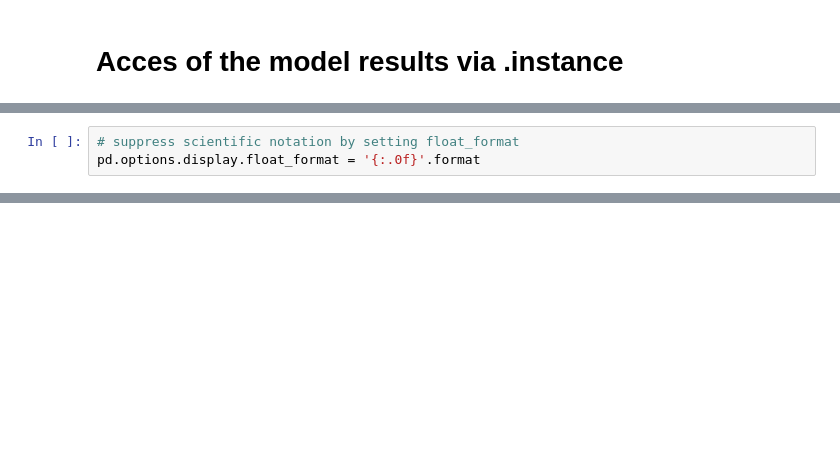
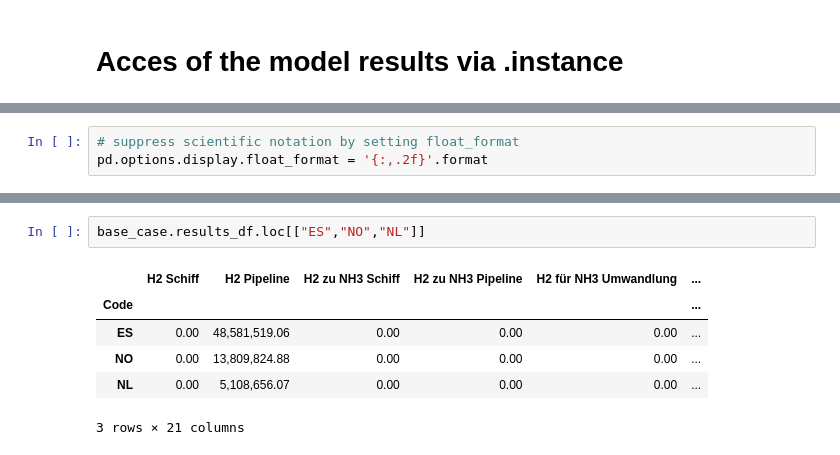
Before and after one commit to FaKurz/hydro_opt, a Jupyter notebook: demonstration.ipynb, the cells around one changed output, grey strips where cells are left out. Cells and saved outputs as stored; diff of their text form; blank space fills up the shorter version.

```diff
--- a/demonstration.ipynb
+++ b/demonstration.ipynb
@@ -167,6 +129,6 @@ Model unknown
 # %%
 # suppress scientific notation by setting float_format
-pd.options.display.float_format = '{:.0f}'.format
+pd.options.display.float_format = '{:,.2f}'.format
 # %%
 base_case.results_df.sum()
 # %% [output]
@@ -189 +151,10 @@ H2 für Umwandlung Pipeline    8214033
 dtype: float64
+# %%
+base_case.results_df.loc[["ES","NO","NL"]]
+# %% [output]
+|  | H2 Schiff | H2 Pipeline | H2 zu NH3 Schiff | H2 zu NH3 Pipeline | H2 für NH3 Umwandlung | ... |
+| Code |  |  |  |  |  | ... |
+| ES | 0.00 | 48,581,519.06 | 0.00 | 0.00 | 0.00 | ... |
+| NO | 0.00 | 13,809,824.88 | 0.00 | 0.00 | 0.00 | ... |
+| NL | 0.00 | 5,108,656.07 | 0.00 | 0.00 | 0.00 | ... |
+3 rows × 21 columns
```
Also changed, not shown: parts of 14 cells of this notebook, 11 other files.
